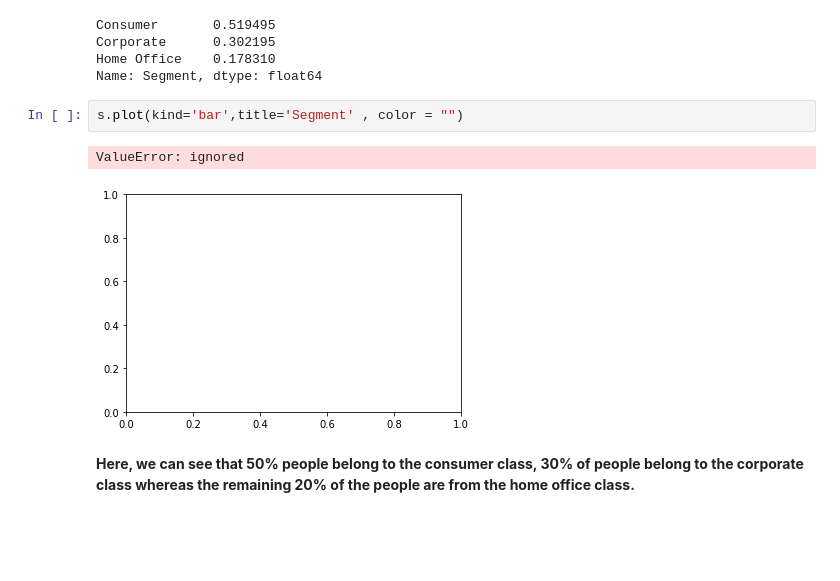
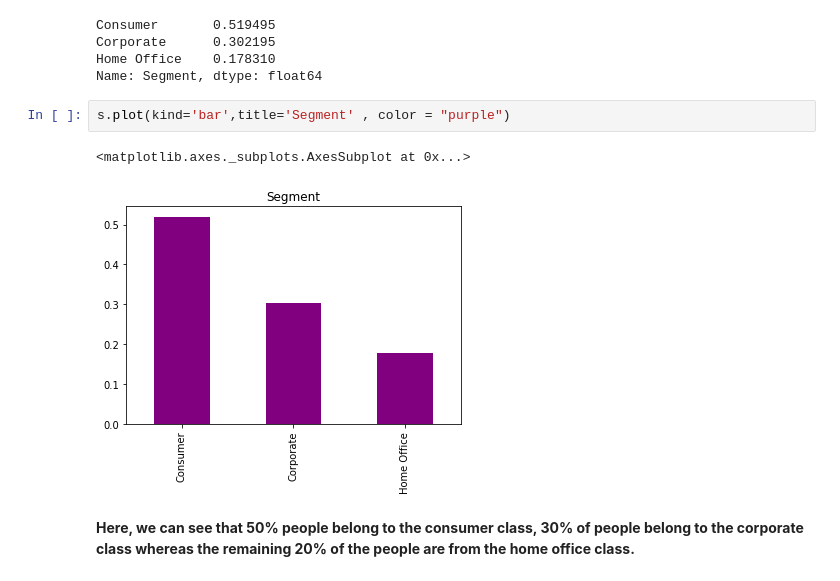
Before and after one commit to hundareshivani/task-3-To-perform-Exploratory-Data-Analysis-on-the-provided-dataset-SampleSuperstore-, a Jupyter notebook: TASK_3_.ipynb, the cells around one changed output. Cells and saved outputs as stored; diff of their text form; blank space fills up the shorter version.

```diff
--- a/TASK_3_.ipynb
+++ b/TASK_3_.ipynb
@@ -183,10 +183,10 @@ Corporate      0.302195
 Home Office    0.178310
 Name: Segment, dtype: float64
 # %%
-s.plot(kind='bar',title='Segment' , color = "")
+s.plot(kind='bar',title='Segment' , color = "purple")
 # %% [output]
-ValueError: ignored
+<matplotlib.axes._subplots.AxesSubplot at 0x...>
-[figure, old version]
+[figure, new version]
 # %% [markdown]
 **Here, we can see that 50% people belong to the consumer class, 30% of people belong to the corporate class whereas the remaining 20% of the people are from the home office class.**
 # %%
```
Also changed, not shown: parts of 12 cells of this notebook.
